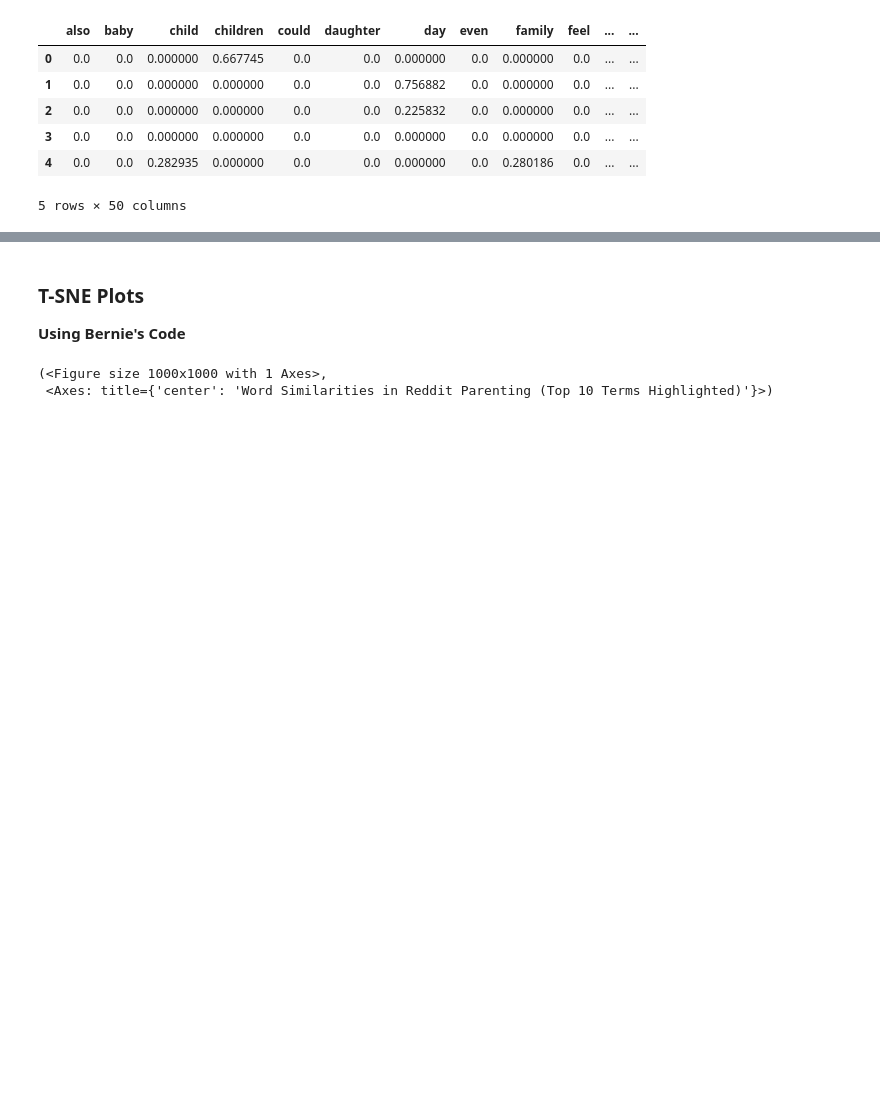
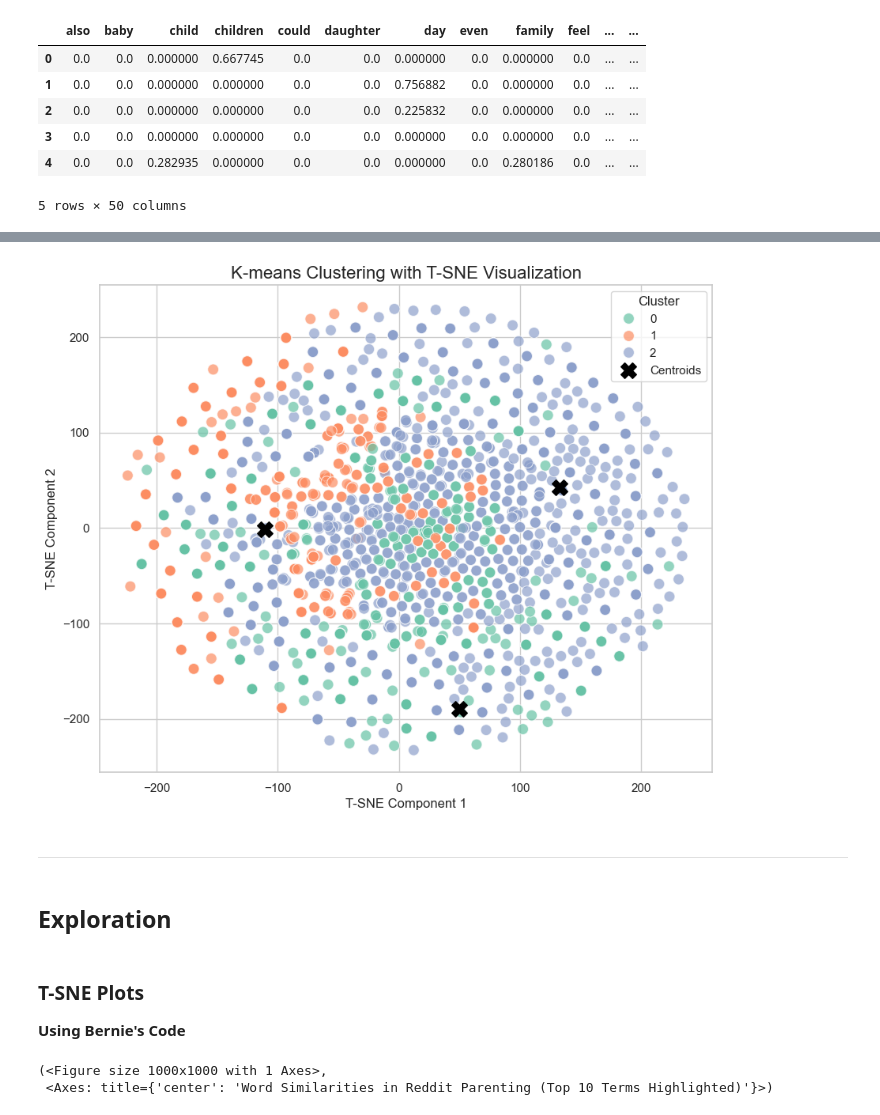
Before and after one commit to shreyansh-2003/parenting-style-subreddits-analyser, a Jupyter notebook: nlp_analysis.ipynb, the cells around one changed output, grey strips where cells are left out. Saved outputs shown, nothing was run; the diff lists cells and outputs as text; code cells hidden in the pictures; blank space fills up the shorter version.

```diff
--- a/nlp_analysis.ipynb
+++ b/nlp_analysis.ipynb
@@ -89,3 +257,44 @@ tfid_df.head(5)
+# %%
+# Preprocessing: Convert text data to TF-IDF
+vectorizer = TfidfVectorizer(stop_words=stopwords.words('english'), max_features=250)
+X = vectorizer.fit_transform(not_parent_df.selftext_clean)
+
+# Apply K-means clustering
+num_clusters = 3  # Define the number of clusters you want to create
+kmeans = KMeans(n_clusters=num_clusters, random_state=42)
+kmeans.fit(X)
+
+# Get the cluster labels
+labels = kmeans.labels_
+
+# Apply T-SNE for dimensionality reduction (2D visualization)
+tsne = TSNE(n_components=2, random_state=42, perplexity=2)
+X_tsne = tsne.fit_transform(X.toarray())
+
+# Create a DataFrame to store the t-SNE output and the cluster labels
+df_tsne = pd.DataFrame(X_tsne, columns=['TSNE_1', 'TSNE_2'])
+df_tsne['Cluster'] = labels
+
+# Plotting the clusters
+plt.figure(figsize=(10, 8))
+sns.scatterplot(data=df_tsne, x='TSNE_1', y='TSNE_2', hue='Cluster', palette='Set2', s=100, alpha=0.7)
+
+# Add centroids for the clusters
+centroids = tsne.fit_transform(kmeans.cluster_centers_)
+plt.scatter(centroids[:, 0], centroids[:, 1], c='black', marker='X', s=200, label='Centroids')
+
+# Customize the plot
+plt.title("K-means Clustering with T-SNE Visualization", fontsize=16)
+plt.xlabel("T-SNE Component 1", fontsize=12)
+plt.ylabel("T-SNE Component 2", fontsize=12)
+plt.legend(title="Cluster", loc='upper right')
+plt.show()
+# %% [output]
+[figure, added]
+# %% [markdown]
+---
+# %% [markdown]
+## Exploration
 # %% [markdown]
 ### T-SNE Plots
 **Using Bernie's Code**
```
Also changed, not shown: parts of 36 cells of this notebook.
